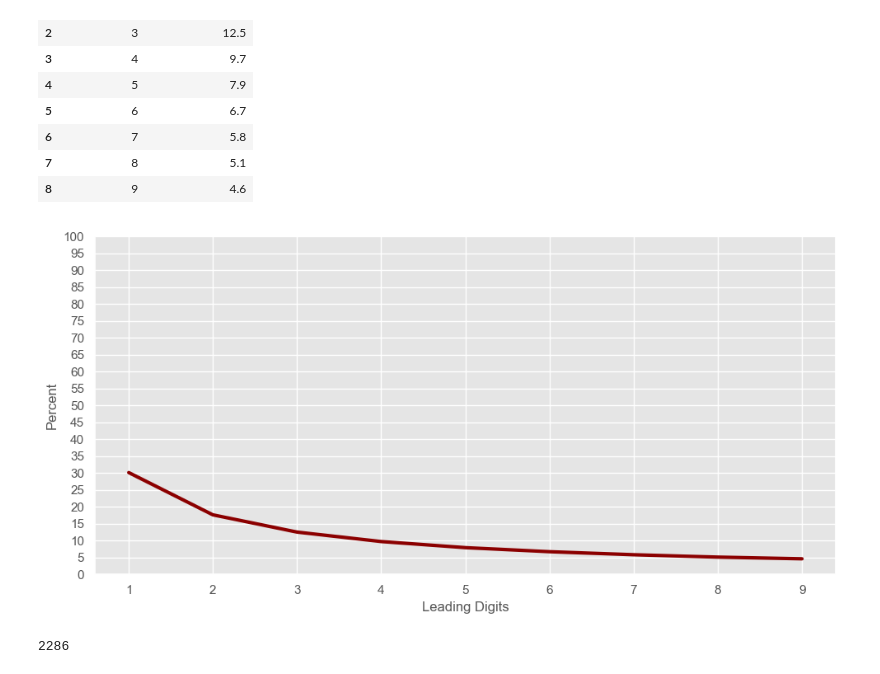
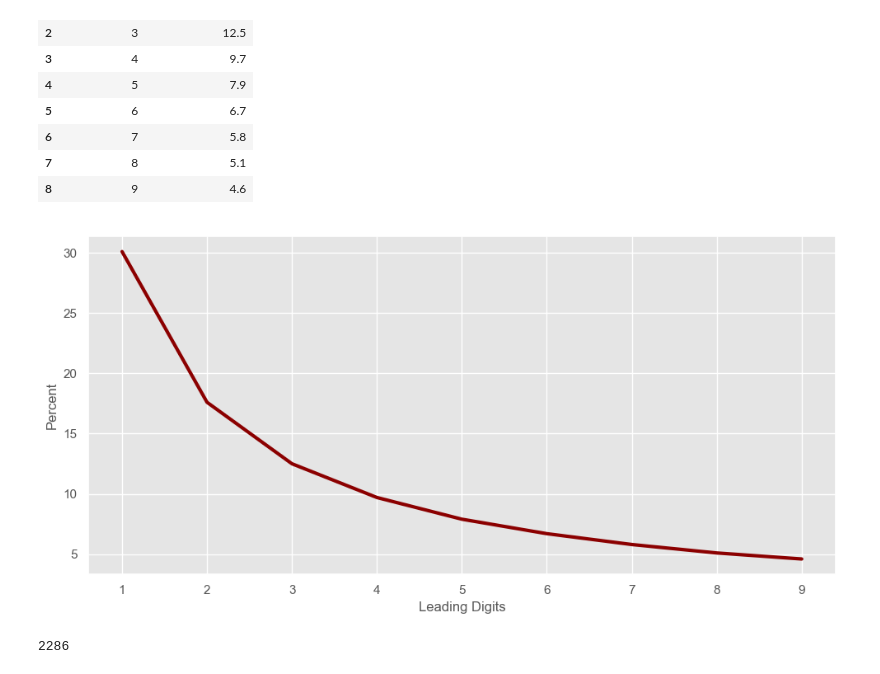
Before and after one commit to mrkjhsn/City-of-Phoenix-Vendor-Payments, a Jupyter notebook: benfords_law_analysis.ipynb, the cells around one changed output. Cells and saved outputs as stored; diff of their text form; code cells hidden in the pictures.

```diff
--- a/benfords_law_analysis.ipynb
+++ b/benfords_law_analysis.ipynb
@@ -49,25 +52,25 @@ benfords_law
 # %%
 # plot benfords law
 fig, ax = plt.subplots(figsize=(10,5))
 sns.set_context('notebook')
 
 ax = sns.lineplot(x=benfords_law.iloc[:,0],
                  y=benfords_law.iloc[:,1],
                   linewidth=3,
                  color='darkred')
 
 plt.xlabel("Leading Digits")
 plt.ylabel("Percent")
 
 ax.xaxis.set_major_locator(ticker.MultipleLocator())
 ax.yaxis.set_major_locator(ticker.MultipleLocator(5))
 
-plt.ylim(0, 100)
+# plt.ylim(0, 100)
 plt.tight_layout()
 
-plt.savefig("visualizations/benfords_law.png")
+# plt.savefig("visualizations/benfords_law.png")
 # %% [output]
-[figure, old version]
+[figure, new version]
 # %%
 # extract leading digit from vendor payments
 payments['leading_digit'] = payments['invoice_net_amt'].apply(lambda x: str(x)[0])
```
Also changed, not shown: parts of 16 cells of this notebook.
